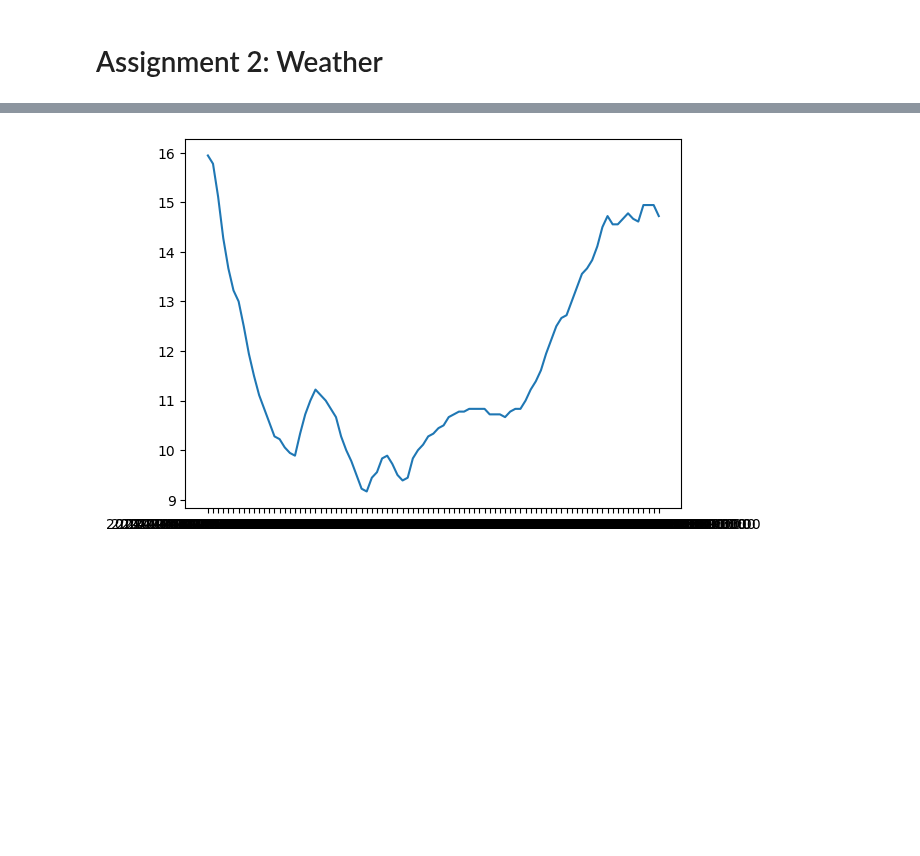
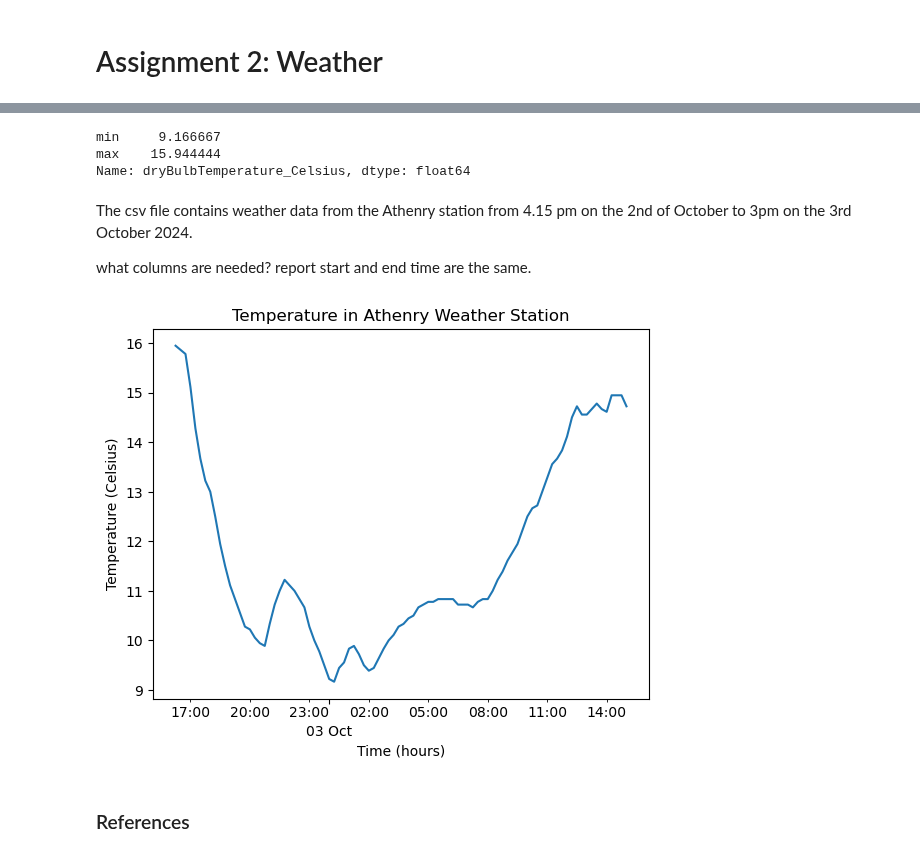
Before and after one commit to IreneKilgannon/PFDA, a Jupyter notebook: PFDA-assignments/assignment2-weather.ipynb, the cells around one changed output, grey strips where cells are left out. Cells and saved outputs as stored; diff of their text form; code cells hidden in the pictures; blank space fills up the shorter version.

Commit message:
parsed any columns with date and time data as datetime, modified the plot with major and minor ticks on the x-axis to improve readability

```diff
--- a/PFDA-assignments/assignment2-weather.ipynb
+++ b/PFDA-assignments/assignment2-weather.ipynb
@@ -9,0 +12,6 @@ df = pd.read_csv("data\weatherreadings1.csv")
+# %%
+# Read in the csv file, parsing all the columns with dates and times as the datetime datatype.
+# Set the index column to access datetime functionality.
+df = pd.read_csv("data\weatherreadings1.csv",
+                 parse_dates = ['reportStartDateTime', 'reportEndDateTime', 'localReportEndDateTime', 'createdDateTime'],
+                 index_col=['reportStartDateTime'])
@@ -20,5 +48,35 @@ df.head()
-# %%
-plt.plot(df['reportStartDateTime'], df['dryBulbTemperature_Celsius'])
-plt.show()
-# %% [output]
-[figure, removed]
+# %%
+df['dryBulbTemperature_Celsius'].agg(['min', 'max'])
+# %% [output]
+min     9.166667
+max    15.944444
+Name: dryBulbTemperature_Celsius, dtype: float64
+# %% [markdown]
+The csv file contains weather data from the Athenry station from 4.15 pm on the 2nd of October to 3pm on the 3rd October 2024.
+
+what columns are needed? report start and end time are the same.
+# %%
+fig, ax = plt.subplots()
+
+plt.plot(df.index, df['dryBulbTemperature_Celsius'])
+
+ax.set(xlabel='Time (hours)',
+       ylabel = 'Temperature (Celsius)',
+       title = 'Temperature in Athenry Weather Station')
+
+
+ax.tick_params(axis='x', which='minor', bottom=True)
+
+# Minor ticks every 3 hours with the format of Hour:Minute
+ax.xaxis.set_minor_locator(mdates.HourLocator(interval=3))
+ax.xaxis.set_minor_formatter(mdates.DateFormatter('%H:%M'))
+
+# Major ticks on a new date
+ax.xaxis.set_major_formatter(mdates.DateFormatter('\n%d %b'))
+ax.xaxis.set_major_locator(mdates.DayLocator(interval = 1))
+
+plt.show()
+# %% [output]
+[figure, added]
+# %% [markdown]
+### References
```
Also changed, not shown: parts of 6 cells of this notebook.
